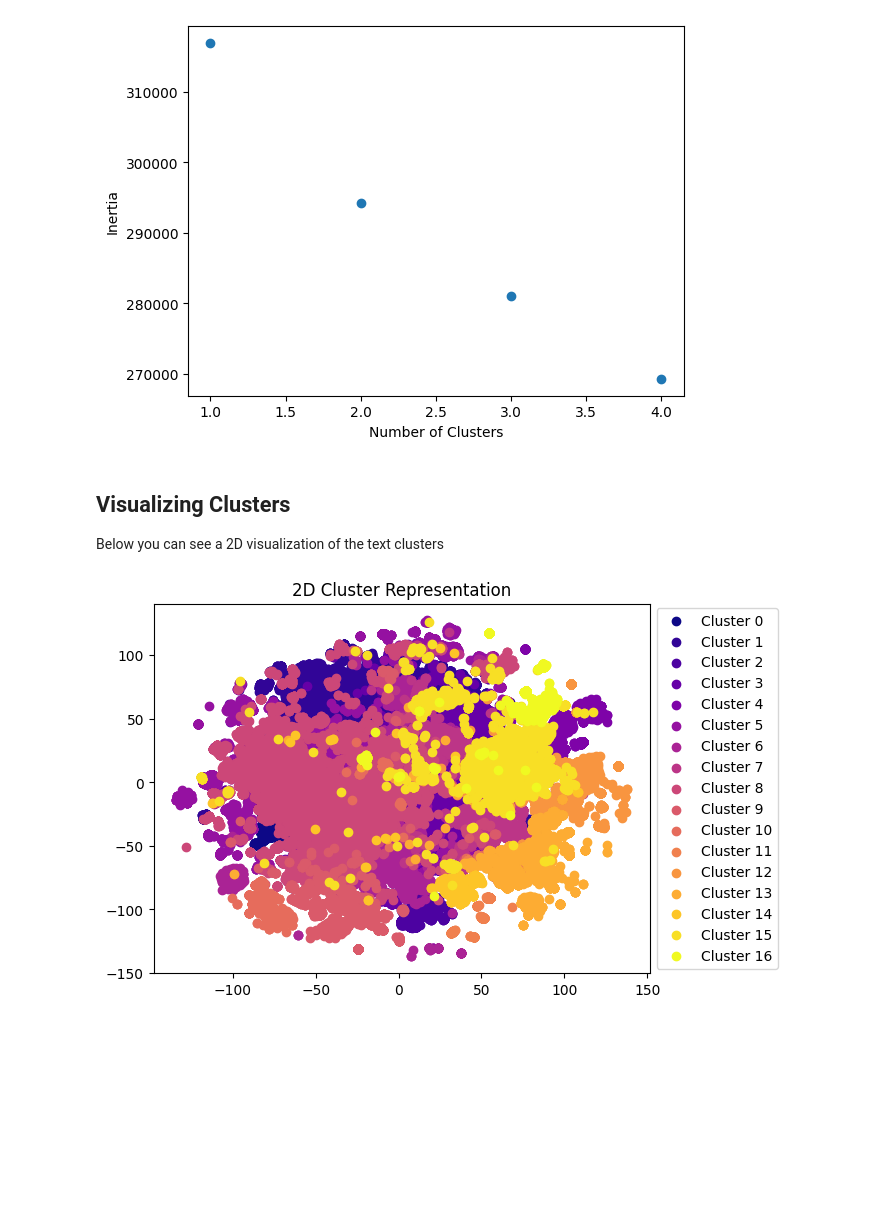
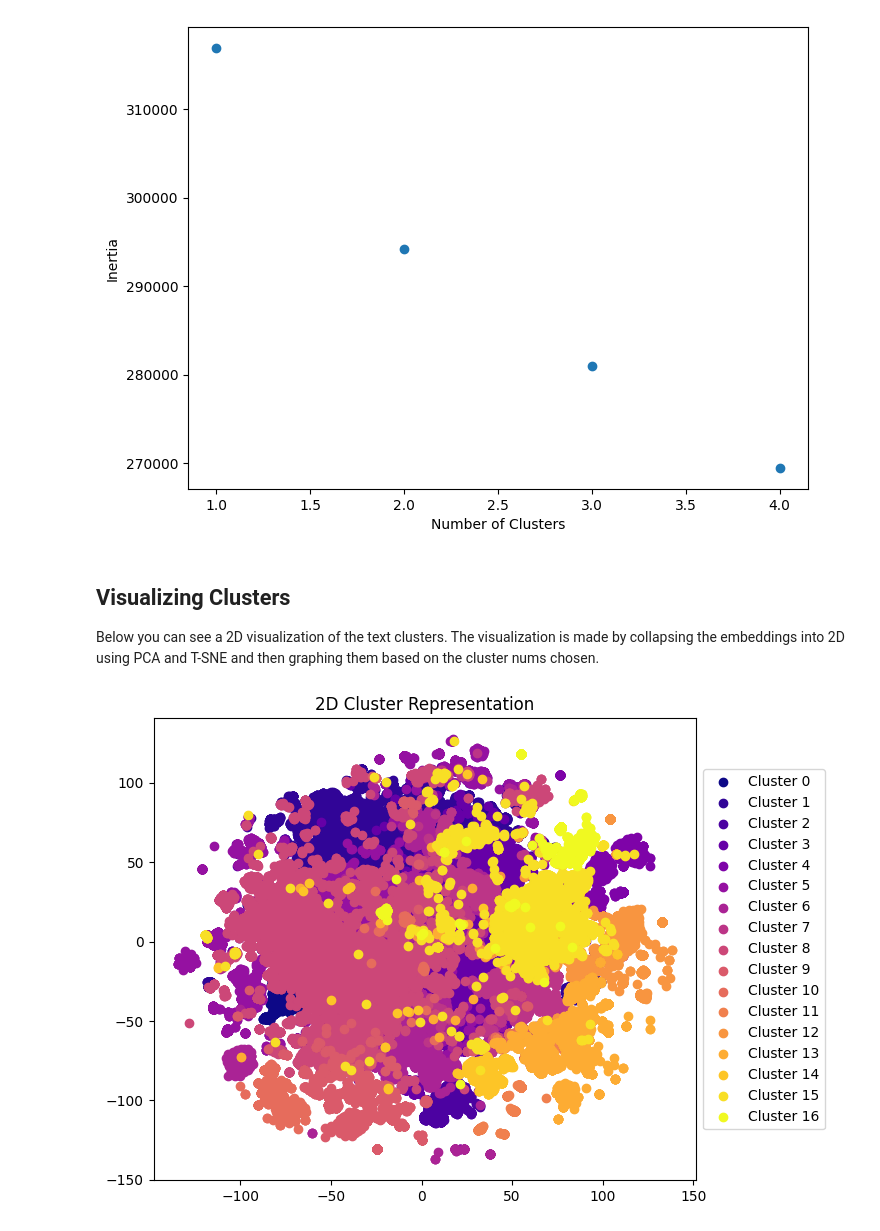
Before and after one commit to zstephe/zstephe.github.io, a Jupyter notebook: visualization.ipynb, the cells around one changed output. Drawn from its saved outputs; the diff is of its cells as text; code cells hidden in the pictures; blank space fills up the shorter version.

Commit message:
Setting visualization sizing

```diff
--- a/visualization.ipynb
+++ b/visualization.ipynb
@@ -13,36 +16,39 @@ clusters = pd.read_csv("csv_files/kmeansClusters.csv")
 # %%
 # Showing Inertias of kmeans and saving to file
+# takes about 3 mins to run
 kmeansToTest = range(5,50)
-kmeansToTest = range(1,5)
 clusterDf = doKmeans(embeddings,kmeansToTest,showIntertias=True,saveInertias=True)
 # %% [output]
-[figure, old version]
+[figure, new version]
 # %% [markdown]
 <h2>Visualizing Clusters</h2>
-Below you can see a 2D visualization of the text clusters
+Below you can see a 2D visualization of the text clusters. The visualization is made by collapsing the embeddings into 2D using PCA and T-SNE and then graphing them based on the cluster nums chosen.
 # %%
 # 2D visualization of clusters
+
+# import needed to choose colorscheme
 import matplotlib.cm as cm
 
 # number of clusters to test
 clusterNum = 17
 
 # colors and title
 colors = cm.plasma(np.linspace(0, 1, clusterNum))
+plt.figure(figsize=(7,6))
 plt.title("2D Cluster Representation")
-
 # scatter each cluster with the appropriate color
 for cluster in range(clusterNum):
     indexList = clusters.index[clusters['Kmeans '+str(clusterNum)] == cluster].tolist()
     this = embeddings2d.iloc[indexList]
     plt.scatter(this['0'],this['1'],color = colors[cluster],label="Cluster "+str(cluster))
 
 # add legend, show graph, and save graph to file
+
 plt.legend(loc='center left', bbox_to_anchor=(1, 0.5))
 plt.savefig("html_files/clusters.png",bbox_inches="tight")
 plt.show()
 # %% [output]
-[figure, old version]
+[figure, new version]
 # %%
 # retrieve specific cluster data from a cluster number
 printClusterSet(clusterDf,25)
```
Also changed, not shown: parts of 2 cells of this notebook, 4 other files.
